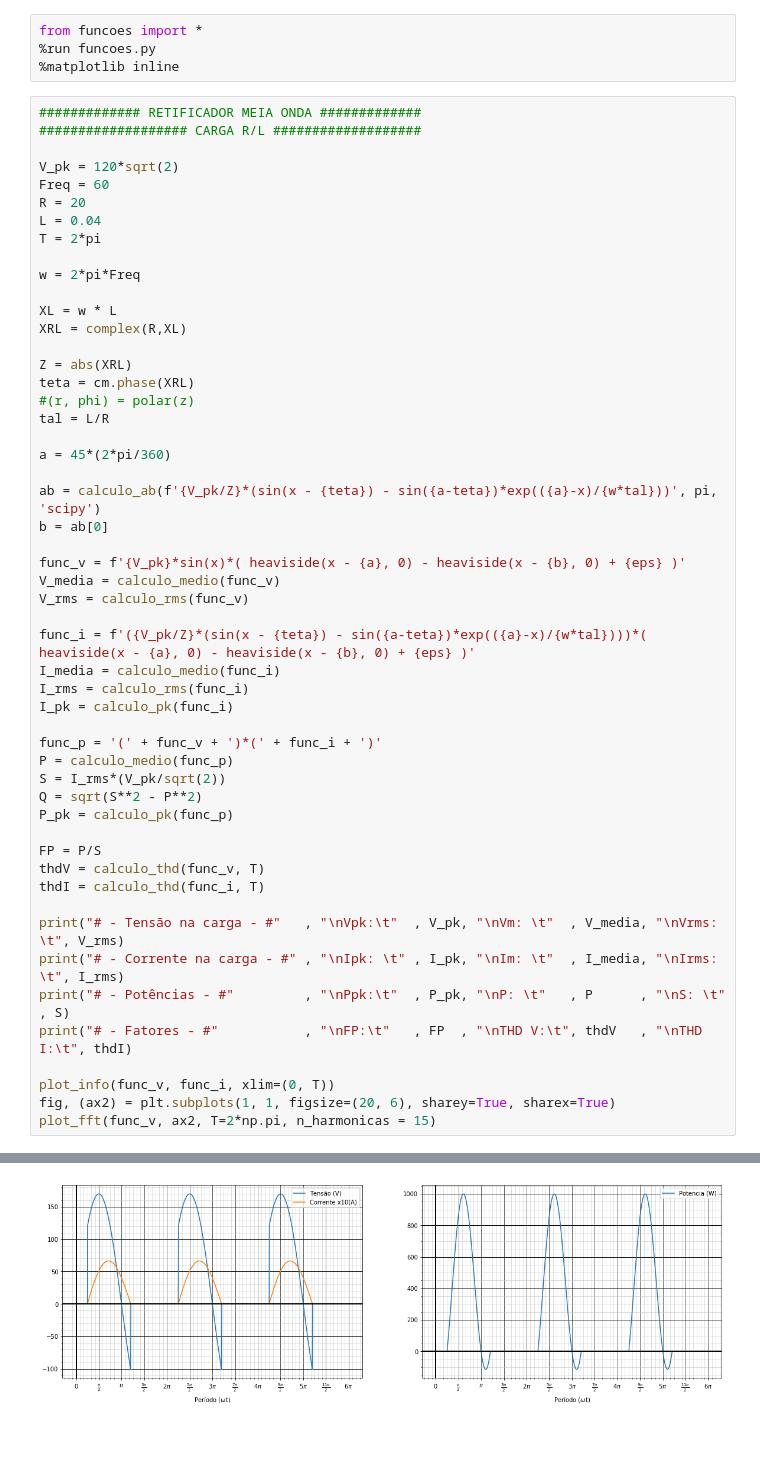
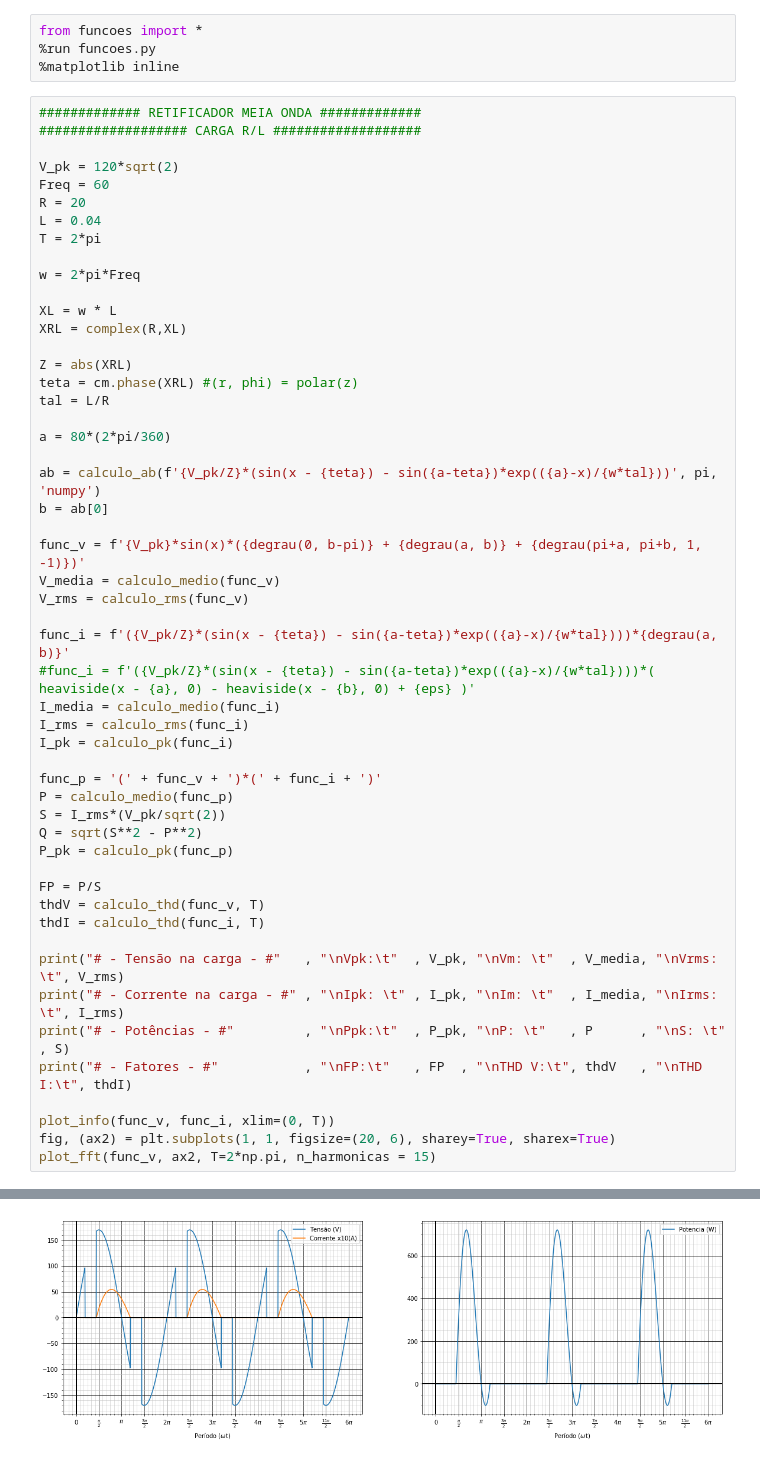
Before and after one commit to diesson/retificadores_python, a Jupyter notebook: 15 Retificador controlado de onda completa (Carga RL).ipynb, the cells around one changed output, grey strips where cells are left out. Saved outputs shown, nothing was run; the diff lists cells and outputs as text.

```diff
--- a/15 Retificador controlado de onda completa (Carga RL).ipynb
+++ b/15 Retificador controlado de onda completa (Carga RL).ipynb
@@ -24,20 +24,20 @@ XL = w * L
 XRL = complex(R,XL)
 
 Z = abs(XRL)
-teta = cm.phase(XRL)
-#(r, phi) = polar(z)
+teta = cm.phase(XRL) #(r, phi) = polar(z)
 tal = L/R
 
-a = 45*(2*pi/360)
+a = 80*(2*pi/360)
 
-ab = calculo_ab(f'{V_pk/Z}*(sin(x - {teta}) - sin({a-teta})*exp(({a}-x)/{w*tal}))', pi, 'scipy')
+ab = calculo_ab(f'{V_pk/Z}*(sin(x - {teta}) - sin({a-teta})*exp(({a}-x)/{w*tal}))', pi, 'numpy')
 b = ab[0]
 
-func_v = f'{V_pk}*sin(x)*( heaviside(x - {a}, 0) - heaviside(x - {b}, 0) + {eps} )'
+func_v = f'{V_pk}*sin(x)*({degrau(0, b-pi)} + {degrau(a, b)} + {degrau(pi+a, pi+b, 1, -1)})'
 V_media = calculo_medio(func_v)
 V_rms = calculo_rms(func_v)
 
-func_i = f'({V_pk/Z}*(sin(x - {teta}) - sin({a-teta})*exp(({a}-x)/{w*tal})))*( heaviside(x - {a}, 0) - heaviside(x - {b}, 0) + {eps} )'
+func_i = f'({V_pk/Z}*(sin(x - {teta}) - sin({a-teta})*exp(({a}-x)/{w*tal})))*{degrau(a, b)}'
+#func_i = f'({V_pk/Z}*(sin(x - {teta}) - sin({a-teta})*exp(({a}-x)/{w*tal})))*( heaviside(x - {a}, 0) - heaviside(x - {b}, 0) + {eps} )'
 I_media = calculo_medio(func_i)
 I_rms = calculo_rms(func_i)
 I_pk = calculo_pk(func_i)
@@ -80 +80 @@ THD I:   1.0019256913470975
-[figure, old version]
+[figure, new version]
```
Also changed, not shown: parts of 1 cell of this notebook, 1 other file.
